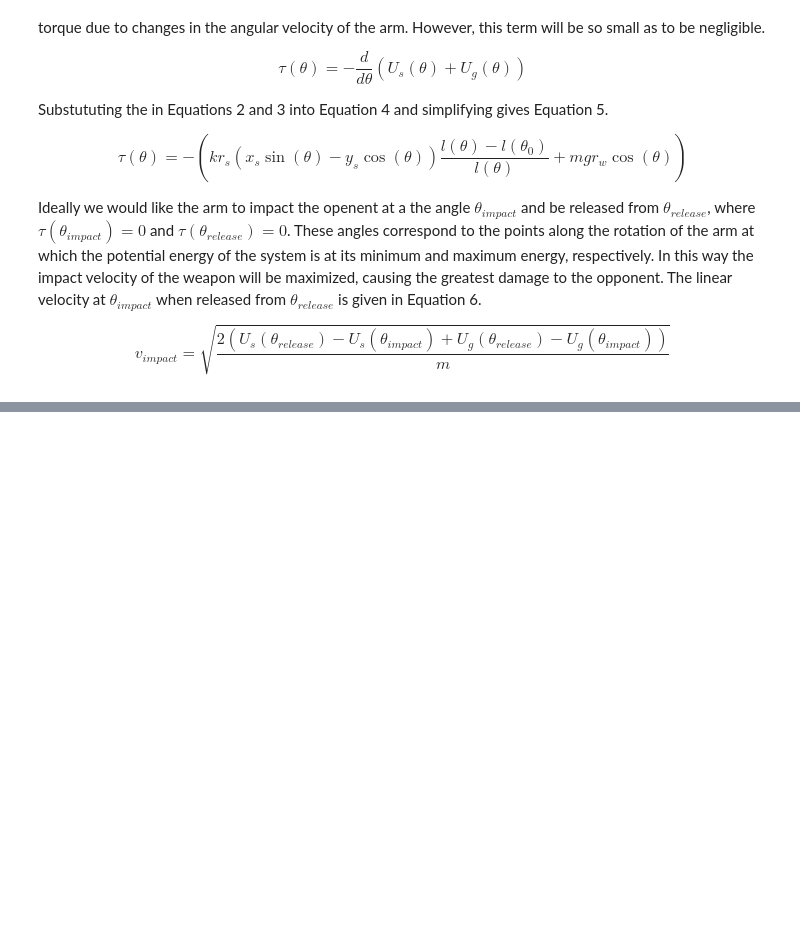
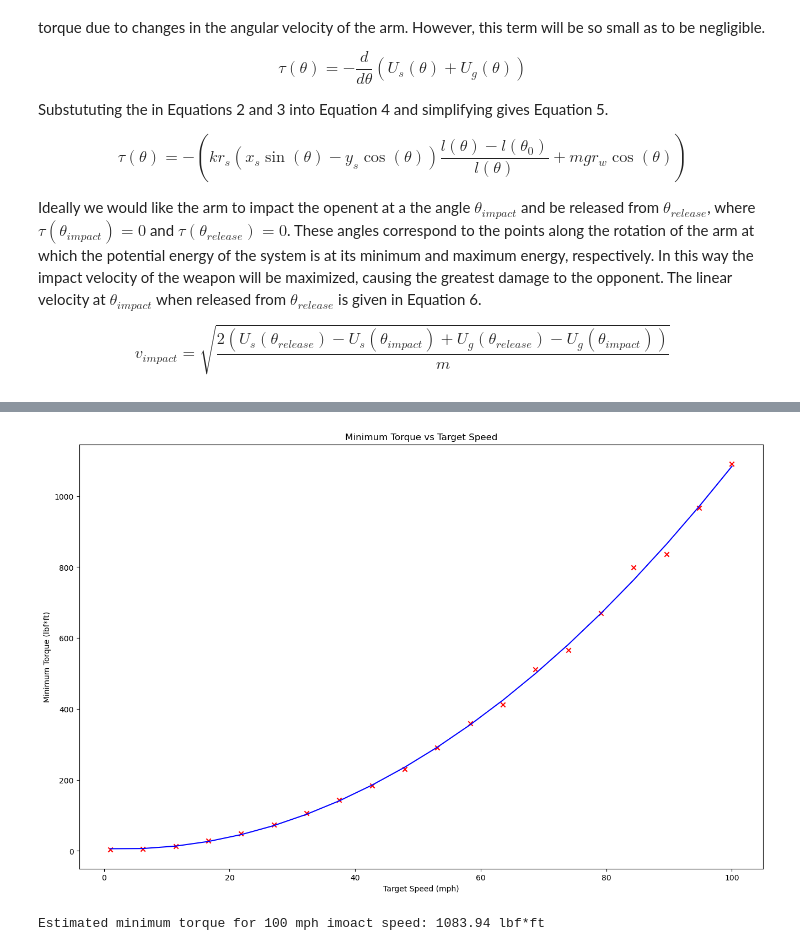
Before and after one commit to tux2603/emu, a Jupyter notebook: tools/weapon_optimizer.ipynb, the cells around one changed output, grey strips where cells are left out. Drawn from its saved outputs; the diff is of its cells as text; code cells hidden in the pictures; blank space fills up the shorter version.

Commit message:
Working optimization

```diff
--- a/tools/weapon_optimizer.ipynb
+++ b/tools/weapon_optimizer.ipynb
@@ -824,0 +891,42 @@ plt.show()
+# %%
+# Find the minumum torque for all target speeds between 1 and 100 mph
+min_target_speed = 1
+max_target_speed = 100
+num_target_speeds = 20
+target_speeds = np.linspace(min_target_speed, max_target_speed, num_target_speeds)
+min_torques = np.zeros_like(target_speeds)
+
+for i in tqdm(range(len(target_speeds)), desc=f'Torque optimization for {min_target_speed}-{max_target_speed} mph targets'):
+    target_speed = target_speeds[i]
+    best_result = get_min_torque(target_speed)
+    best_genome = best_result.x
+
+    genome = [*best_genome[:-2], (best_genome[-2], best_genome[-1])]
+    genome_dict = dict(zip(genome_mapping, genome))
+    springlock = Springlock(**genome_dict, **units)
+
+    min_torques[i] = springlock.max_torque
+# %%
+# Create a best fit quadratic curve
+def quadratic(x, a, b, c):
+    return a * x ** 2 + b * x + c
+
+popt, pcov = curve_fit(quadratic, target_speeds, min_torques)
+
+# Plot the torques
+plt.scatter(target_speeds, min_torques, label='Minimum Torque', color='red', marker='x')
+plt.plot(target_speeds, quadratic(target_speeds, *popt), label='Best Fit Quadratic Curve', color='blue')
+plt.xlabel(f'Target Speed ({springlock.speed_units})')
+plt.ylabel(f'Minimum Torque ({springlock.torque_units})')
+plt.title('Minimum Torque vs Target Speed')
+plt.gcf().set_size_inches(16, 10)
+plt.show()
+# %% [output]
+[figure, added]
+# %%
+what_if_speed = 100 # mph
+what_if_torque = quadratic(what_if_speed, *popt)
+
+print(f'Estimated minimum torque for {what_if_speed} {units["speed_units"]} imoact speed: {what_if_torque:.2f} {units["torque_units"]}')
+# %% [output]
+Estimated minimum torque for 100 mph imoact speed: 1083.94 lbf*ft
```
Also changed, not shown: parts of 16 cells of this notebook.
